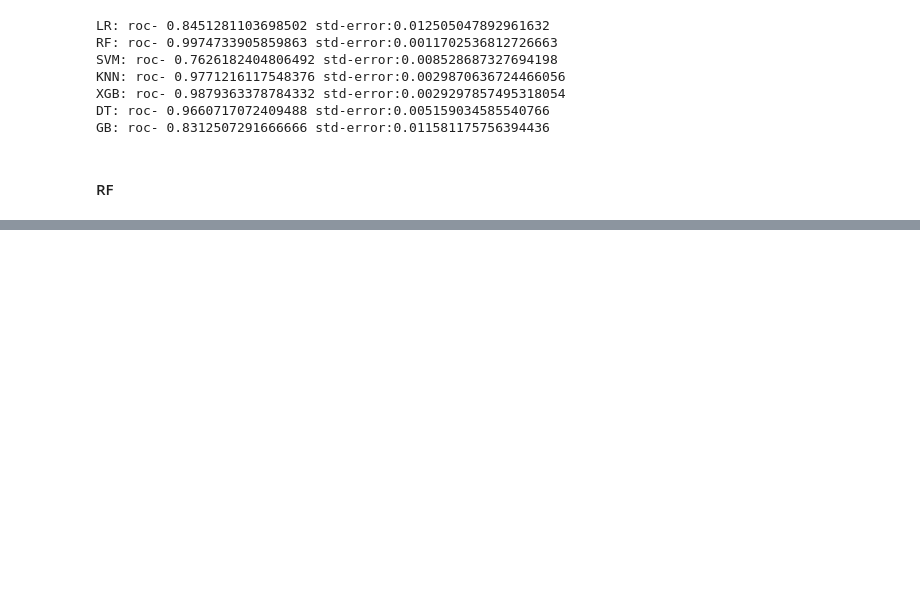
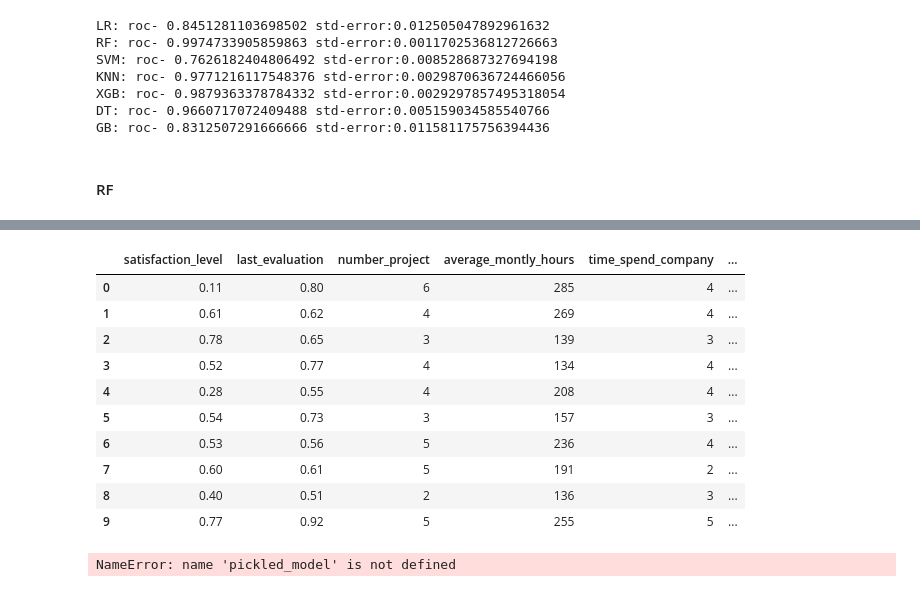
Before and after one commit to Temaydat/Employee-retention, a Jupyter notebook: Employee Retention ML.ipynb, the cells around one changed output, grey strips where cells are left out. Cells and saved outputs as stored; diff of their text form; code cells hidden in the pictures; blank space fills up the shorter version.

```diff
--- a/Employee Retention ML.ipynb
+++ b/Employee Retention ML.ipynb
@@ -178,0 +196,20 @@ pickled_model=pickle.load(open('regmodel.pkl','rb'))
+# %%
+datat= pd.read_csv('test_data.csv')
+datat.head(10)
+# %% [output]
+|  | satisfaction_level | last_evaluation | number_project | average_montly_hours | time_spend_company | ... |
+| 0 | 0.11 | 0.80 | 6 | 285 | 4 | ... |
+| 1 | 0.61 | 0.62 | 4 | 269 | 4 | ... |
+| 2 | 0.78 | 0.65 | 3 | 139 | 3 | ... |
+| 3 | 0.52 | 0.77 | 4 | 134 | 4 | ... |
+| 4 | 0.28 | 0.55 | 4 | 208 | 4 | ... |
+| 5 | 0.54 | 0.73 | 3 | 157 | 3 | ... |
+| 6 | 0.53 | 0.56 | 5 | 236 | 4 | ... |
+| 7 | 0.60 | 0.61 | 5 | 191 | 2 | ... |
+| 8 | 0.40 | 0.51 | 2 | 136 | 3 | ... |
+| 9 | 0.77 | 0.92 | 5 | 255 | 5 | ... |
+# %%
+pickled_model.predict(scaler.transform(datat[0].reshape(1,-1)))
+pickled_model
+# %% [output]
+NameError: name 'pickled_model' is not defined
```
Also changed, not shown: parts of 13 cells of this notebook, 5 other files.
